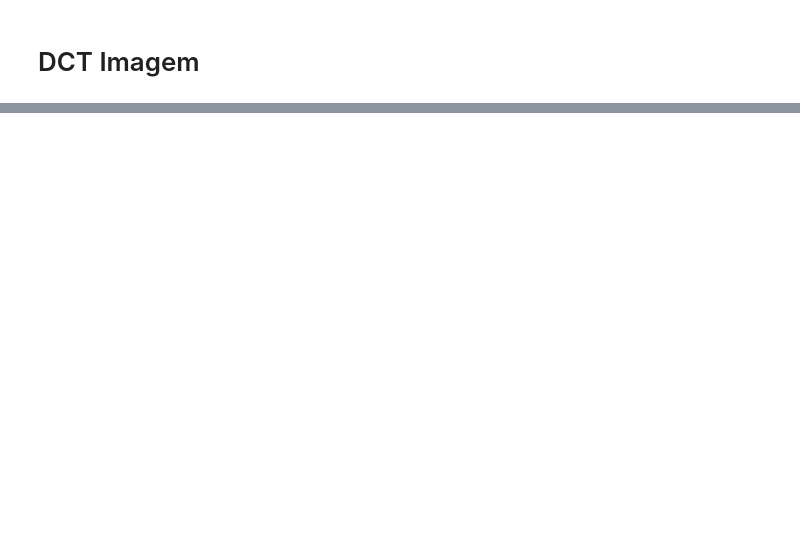
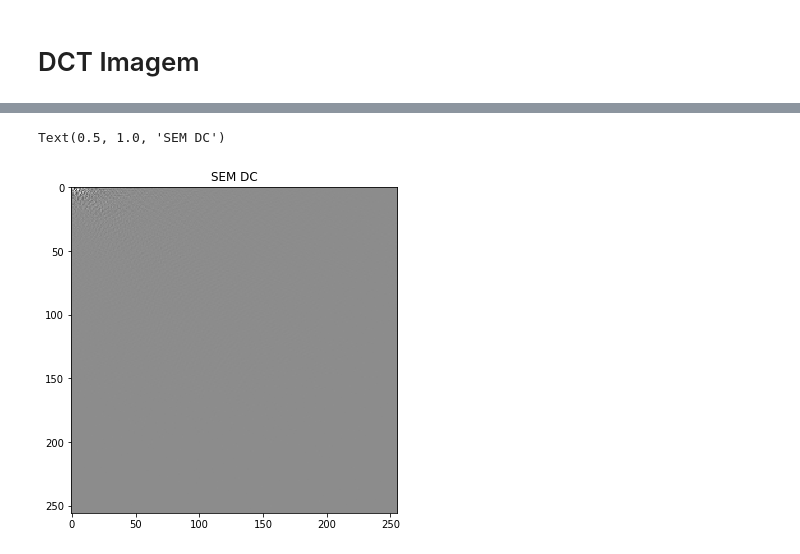
Before and after one commit to bmviniciuss/pdi-2019-1, a Jupyter notebook: project2/projeto2.ipynb, the cells around one changed output, grey strips where cells are left out. Drawn from its saved outputs; the diff is of its cells as text; code cells hidden in the pictures; blank space fills up the shorter version.

```diff
--- a/project2/projeto2.ipynb
+++ b/project2/projeto2.ipynb
@@ -253,0 +230,8 @@ show(imgIDCT_Trans.T)
+# %%
+imgDCT[0][0] = 0
+plt.figure(figsize=[60,6])
+plt.imshow(imgDCT, cmap="gray")
+plt.title("SEM DC")
+# %% [output]
+Text(0.5, 1.0, 'SEM DC')
+[figure, added]
```
Also changed, not shown: parts of 39 cells of this notebook.
